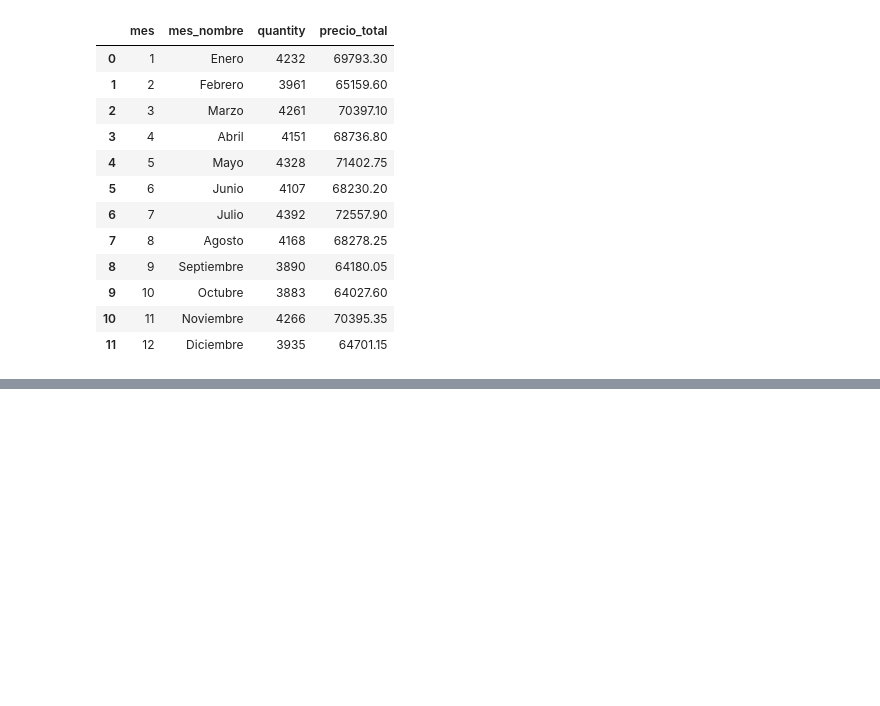
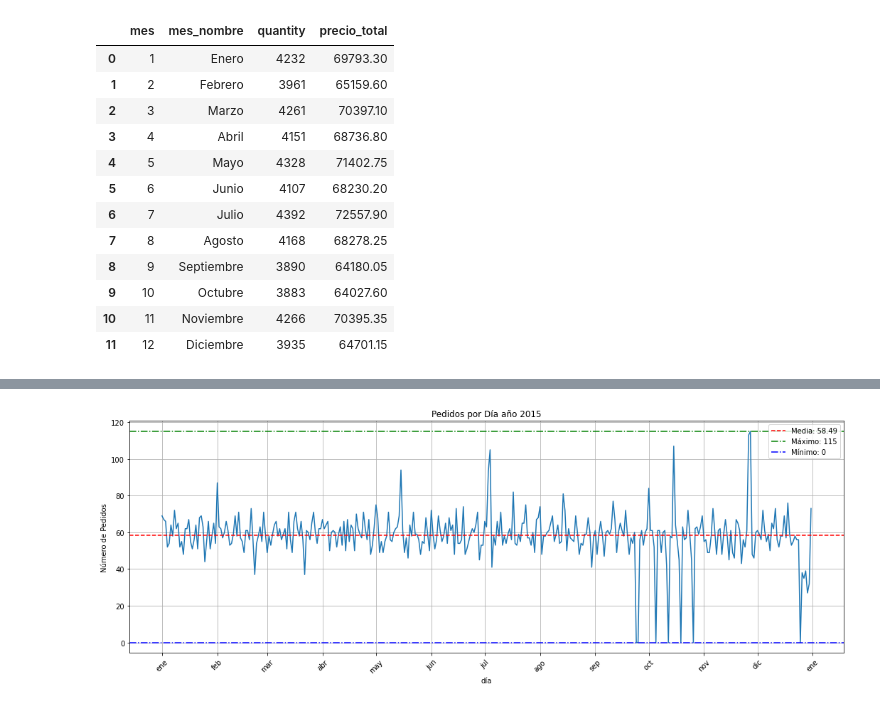
Before and after one commit to aleherluq/datavisualization, a Jupyter notebook: pizzasrestaurant/Carga_preanalisis.ipynb, the cells around one changed output, grey strips where cells are left out. Saved outputs shown, nothing was run; the diff lists cells and outputs as text; code cells hidden in the pictures; blank space fills up the shorter version.

```diff
--- a/pizzasrestaurant/Carga_preanalisis.ipynb
+++ b/pizzasrestaurant/Carga_preanalisis.ipynb
@@ -310,0 +399,39 @@ df_ingresos_mes.reset_index()
+# %%
+# Pedidos por días año
+import matplotlib.pyplot as plt
+import matplotlib.dates as mdates
+
+datos_mes = df_orders2.loc['2015-01-01':'2015-12-31']
+pedidos_día = datos_mes.resample("D")['order_id'].count()
+plt.figure(figsize=(18, 6))
+plt.plot(pedidos_día.index, pedidos_día.values)
+plt.xlabel("día")
+plt.ylabel("Número de Pedidos")
+plt.title("Pedidos por Día año 2015")
+
+# Configuración de los ticks del eje x
+meses = mdates.MonthLocator()  # Mostrar etiquetas para cada mes
+formato_mes = mdates.DateFormatter('%b')  # Formato de las etiquetas
+plt.gca().xaxis.set_major_locator(meses)
+plt.gca().xaxis.set_major_formatter(formato_mes)
+plt.xticks(rotation=45)
+
+# Línea horizontal de la media
+
+media = pedidos_día.mean()
+plt.gca().axhline(media, color='r', linestyle='--', label=f'Media: {media:.2f}')
+
+plt.grid(True)  # Cuadrícula
+
+# Línea horizontal para el valor máximo
+maximo = pedidos_día.max()
+plt.gca().axhline(maximo, color='g', linestyle='-.', label=f'Máximo: {maximo}')
+
+# Línea horizontal para el valor mínimo
+minimo = pedidos_día.min()
+plt.gca().axhline(minimo, color='b', linestyle='-.', label=f'Mínimo: {minimo}')
+
+plt.legend()
+plt.show()
+# %% [output]
+[figure, added]
```
Also changed, not shown: parts of 6 cells of this notebook, 7 other files.
